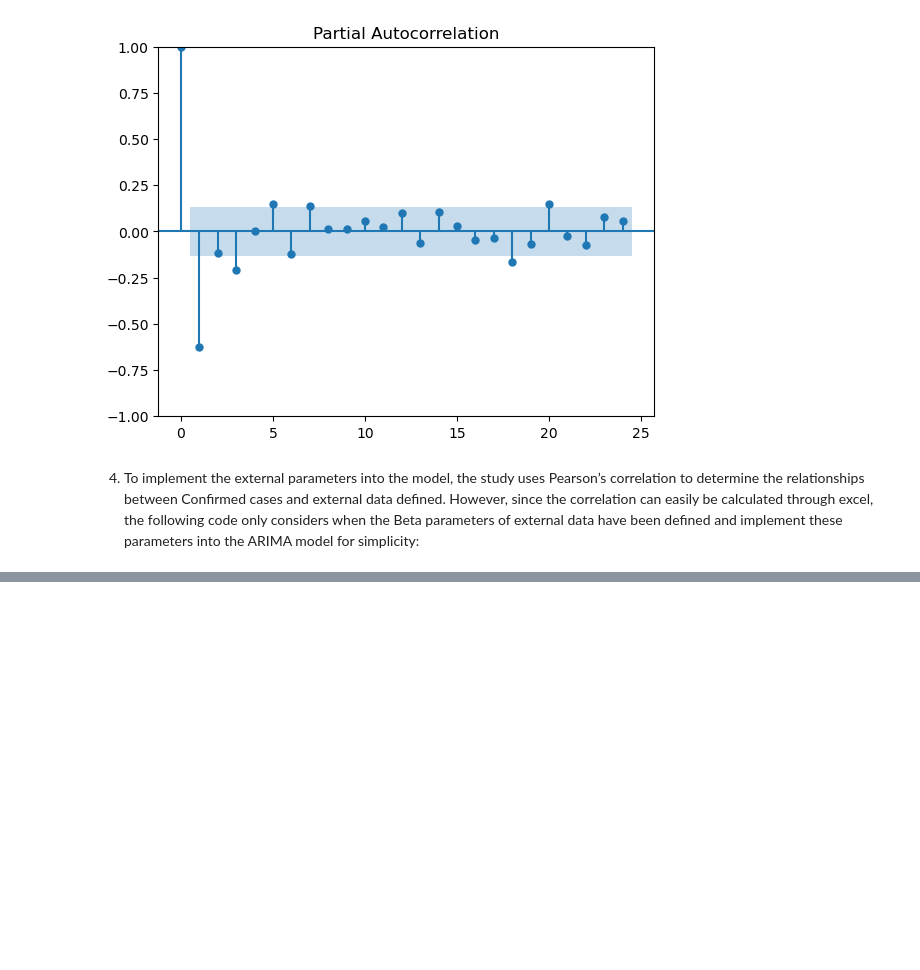
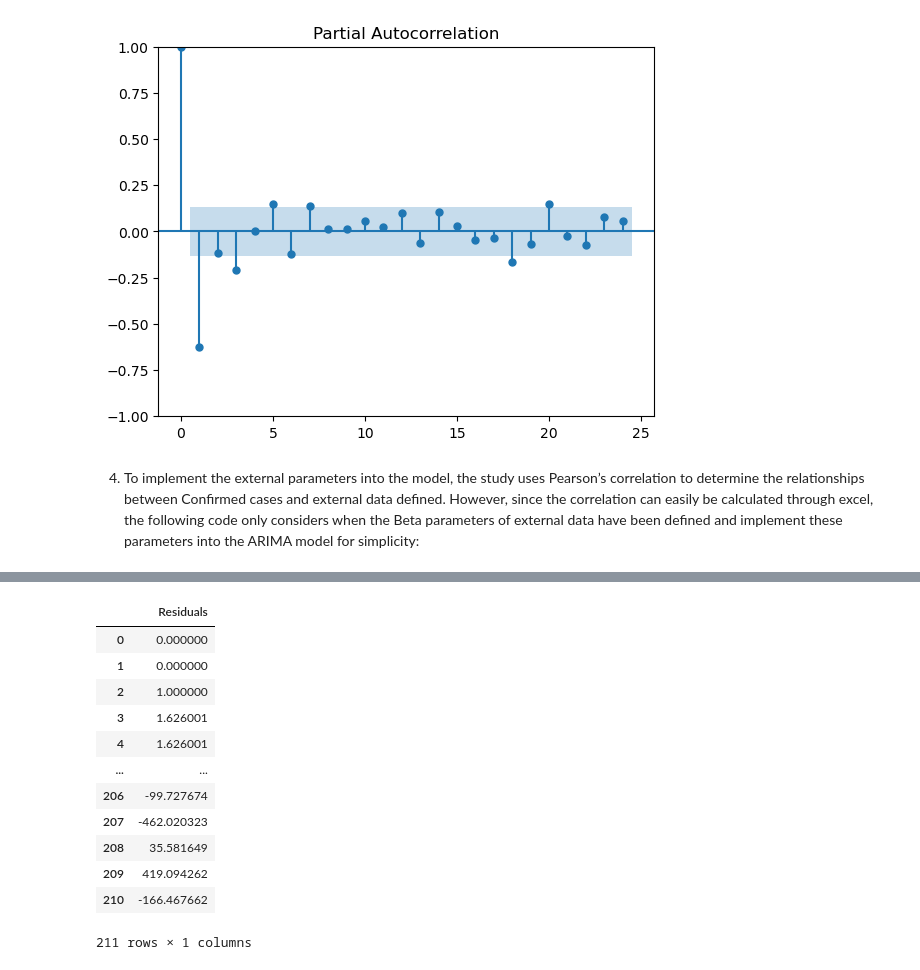
Before and after one commit to jesuisbin/Capstone-design_Modelling-the-spread-of-COVID19, a Jupyter notebook: process.ipynb, the cells around one changed output, grey strips where cells are left out. Drawn from its saved outputs; the diff is of its cells as text; code cells hidden in the pictures; blank space fills up the shorter version.

```diff
--- a/process.ipynb
+++ b/process.ipynb
@@ -133,0 +191,19 @@ pacf_plot = plot_pacf(data['1st Differencing'].dropna(),method='ywm')
+# %%
+df_residuals = pd.DataFrame(result.resid)
+
+df_residuals.columns = ['Residuals']
+df_residuals
+# %% [output]
+|  | Residuals |
+| 0 | 0.000000 |
+| 1 | 0.000000 |
+| 2 | 1.000000 |
+| 3 | 1.626001 |
+| 4 | 1.626001 |
+| ... | ... |
+| 206 | -99.727674 |
+| 207 | -462.020323 |
+| 208 | 35.581649 |
+| 209 | 419.094262 |
+| 210 | -166.467662 |
+211 rows × 1 columns
```
Also changed, not shown: parts of 16 cells of this notebook.
